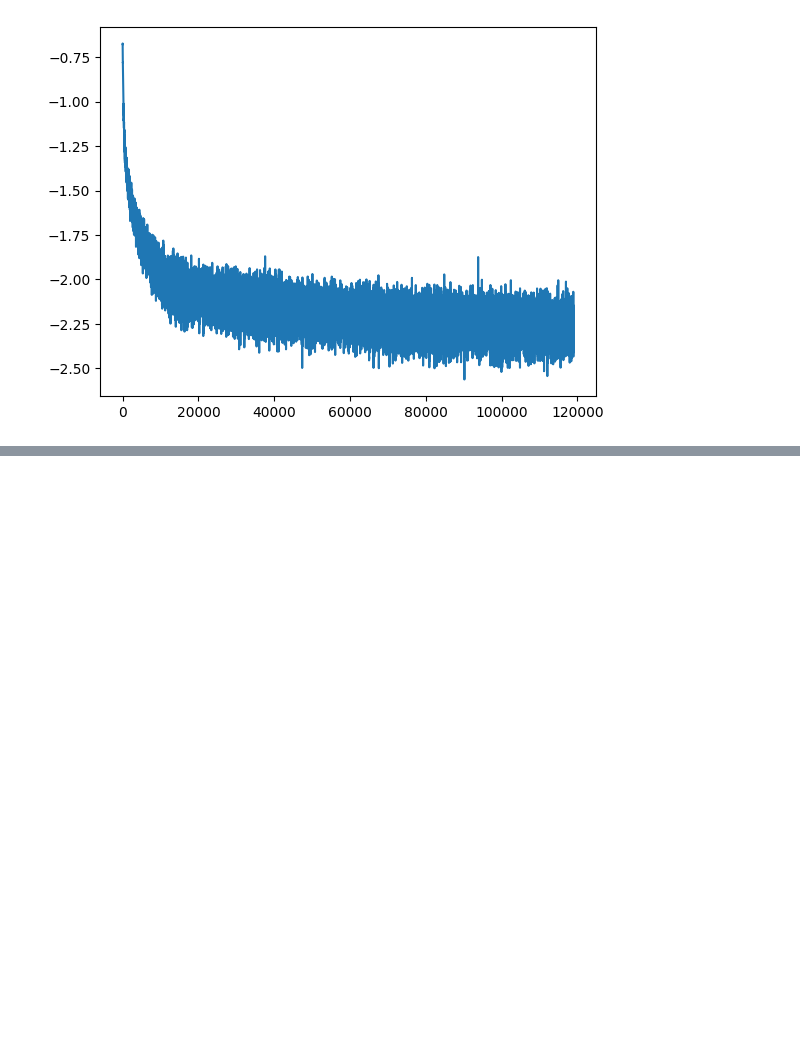
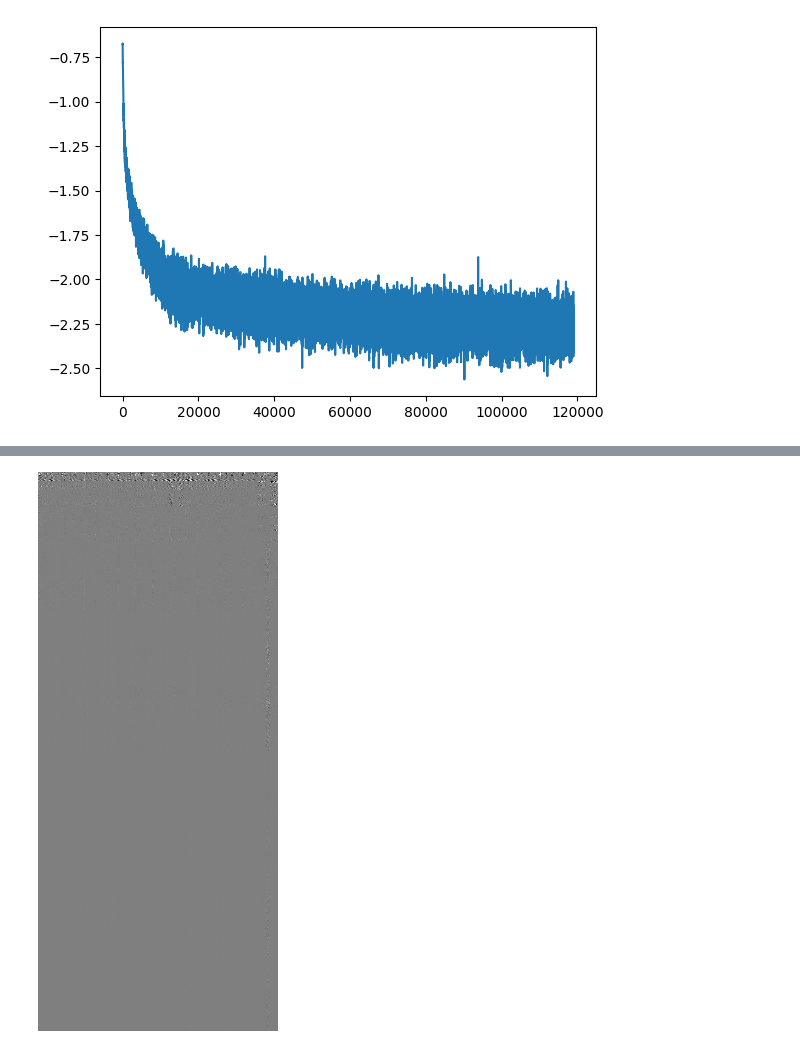
Before and after one commit to UT-SysML/liveaction, a Jupyter notebook: train/musdb_f1024c16.ipynb, the cells around one changed output, grey strips where cells are left out. Drawn from its saved outputs; the diff is of its cells as text; code cells hidden in the pictures; blank space fills up the shorter version.

```diff
--- a/train/musdb_f1024c16.ipynb
+++ b/train/musdb_f1024c16.ipynb
@@ -219,0 +247,14 @@ torch.save({
+# %%
+R = 2
+with torch.inference_mode():
+    X = model.wpt(x)
+    Xos = X.clone()
+    X = X.clamp(-1,1)/2 + 0.5
+    X = X
+    Xhat = model.wpt(xhat)
+    Xhatos = Xhat.clone()
+    Xhat = Xhat.clamp(-1,1)/2 + 0.5
+# %%
+to_pil_image(X)
+# %% [output]
+[figure, added]
```
Also changed, not shown: parts of 7 cells of this notebook.
